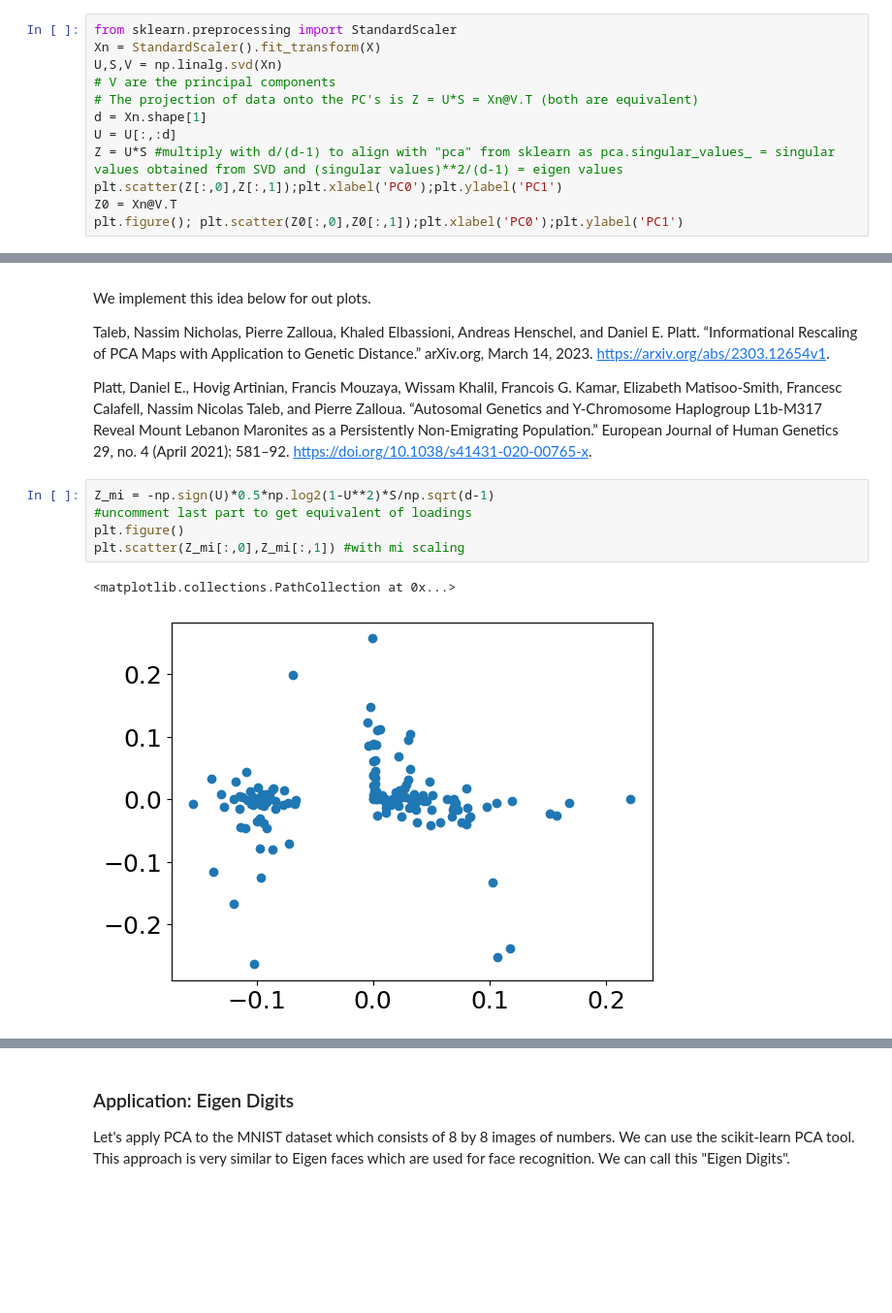
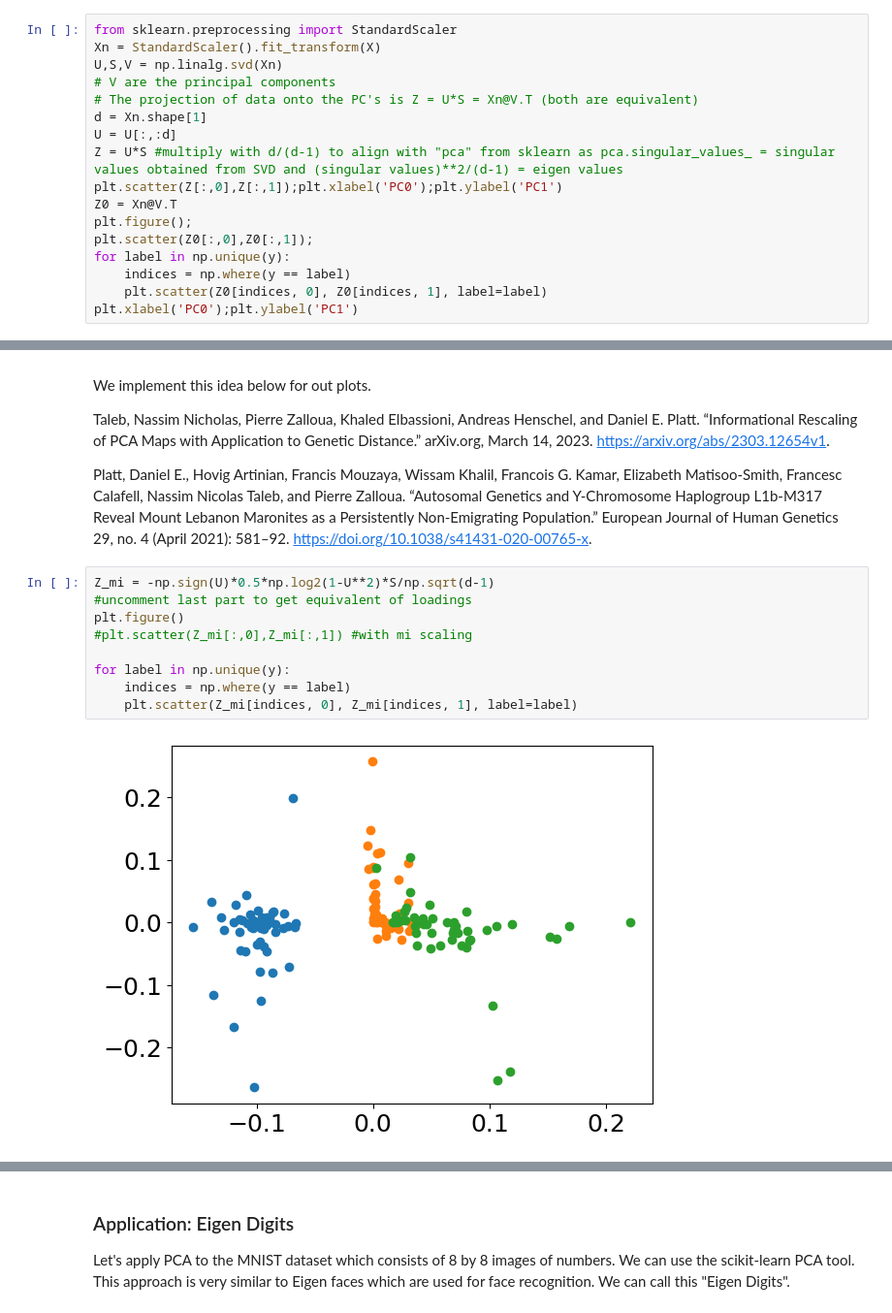
Before and after one commit to foxtrotmike/PCA-Tutorial, a Jupyter notebook: pca-lagrange.ipynb, the cells around one changed output, grey strips where cells are left out. Shown at 97% size. Saved outputs shown, nothing was run; the diff lists cells and outputs as text; blank space fills up the shorter version.

```diff
--- a/pca-lagrange.ipynb
+++ b/pca-lagrange.ipynb
@@ -567,7 +567,12 @@ U = U[:,:d]
 Z = U*S #multiply with d/(d-1) to align with "pca" from sklearn as pca.singular_values_ = singular values obtained from SVD and (singular values)**2/(d-1) = eigen values
 plt.scatter(Z[:,0],Z[:,1]);plt.xlabel('PC0');plt.ylabel('PC1')
 Z0 = Xn@V.T
-plt.figure(); plt.scatter(Z0[:,0],Z0[:,1]);plt.xlabel('PC0');plt.ylabel('PC1')
+plt.figure();
+plt.scatter(Z0[:,0],Z0[:,1]);
+for label in np.unique(y):
+    indices = np.where(y == label)
+    plt.scatter(Z0[indices, 0], Z0[indices, 1], label=label)
+plt.xlabel('PC0');plt.ylabel('PC1')
 # %% [output]
 Text(0, 0.5, 'PC1')
 [figure]
@@ -597,8 +602,11 @@ Platt, Daniel E., Hovig Artinian, Francis Mouzaya, Wissam Khalil, Francois G. Ka
 # %%
 Z_mi = -np.sign(U)*0.5*np.log2(1-U**2)*S/np.sqrt(d-1)
 #uncomment last part to get equivalent of loadings
 plt.figure()
-plt.scatter(Z_mi[:,0],Z_mi[:,1]) #with mi scaling
+#plt.scatter(Z_mi[:,0],Z_mi[:,1]) #with mi scaling
+
+for label in np.unique(y):
+    indices = np.where(y == label)
+    plt.scatter(Z_mi[indices, 0], Z_mi[indices, 1], label=label)
 # %% [output]
-<matplotlib.collections.PathCollection at 0x...>
-[figure, old version]
+[figure, new version]
```
Also changed, not shown: parts of 2 cells of this notebook.
